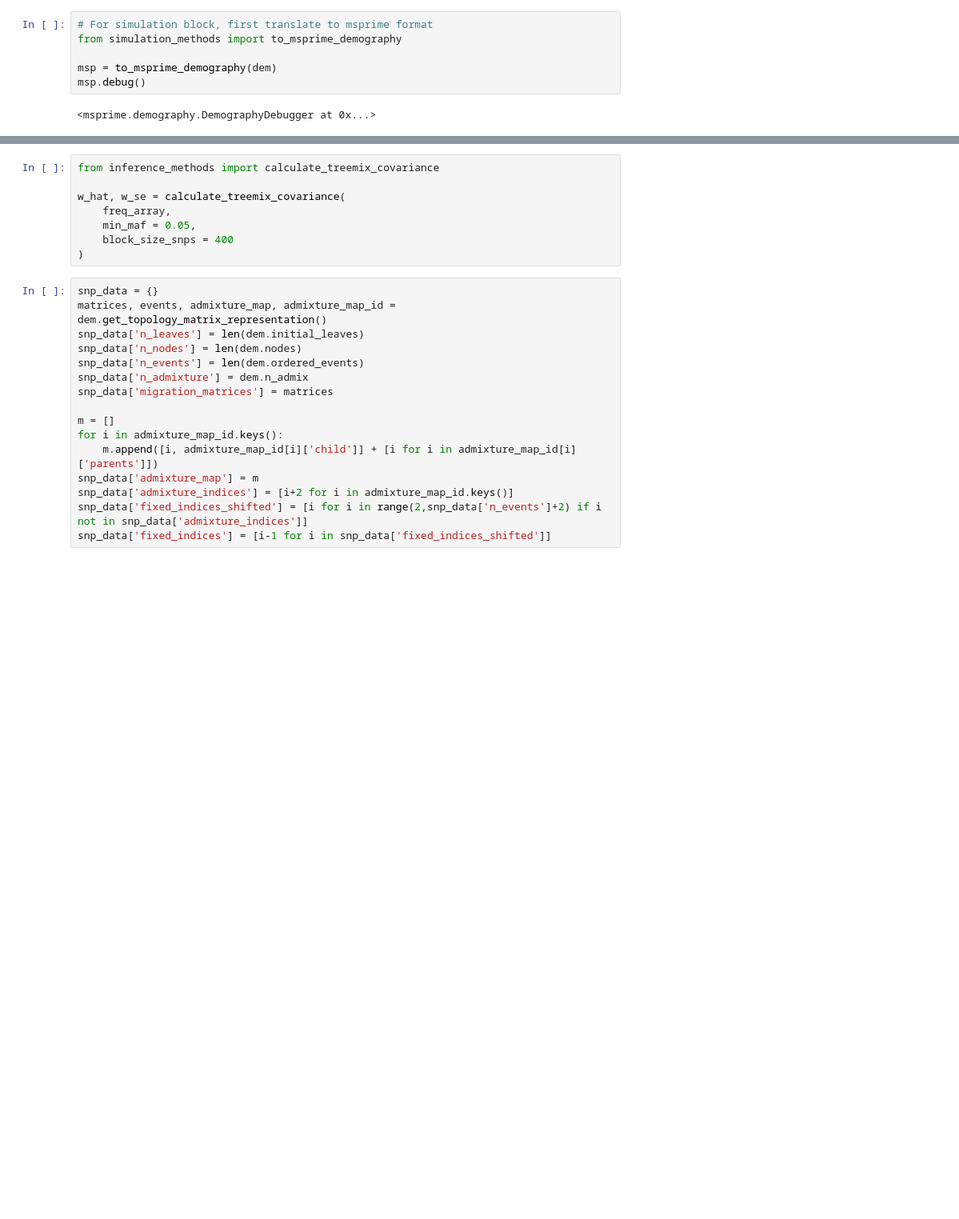
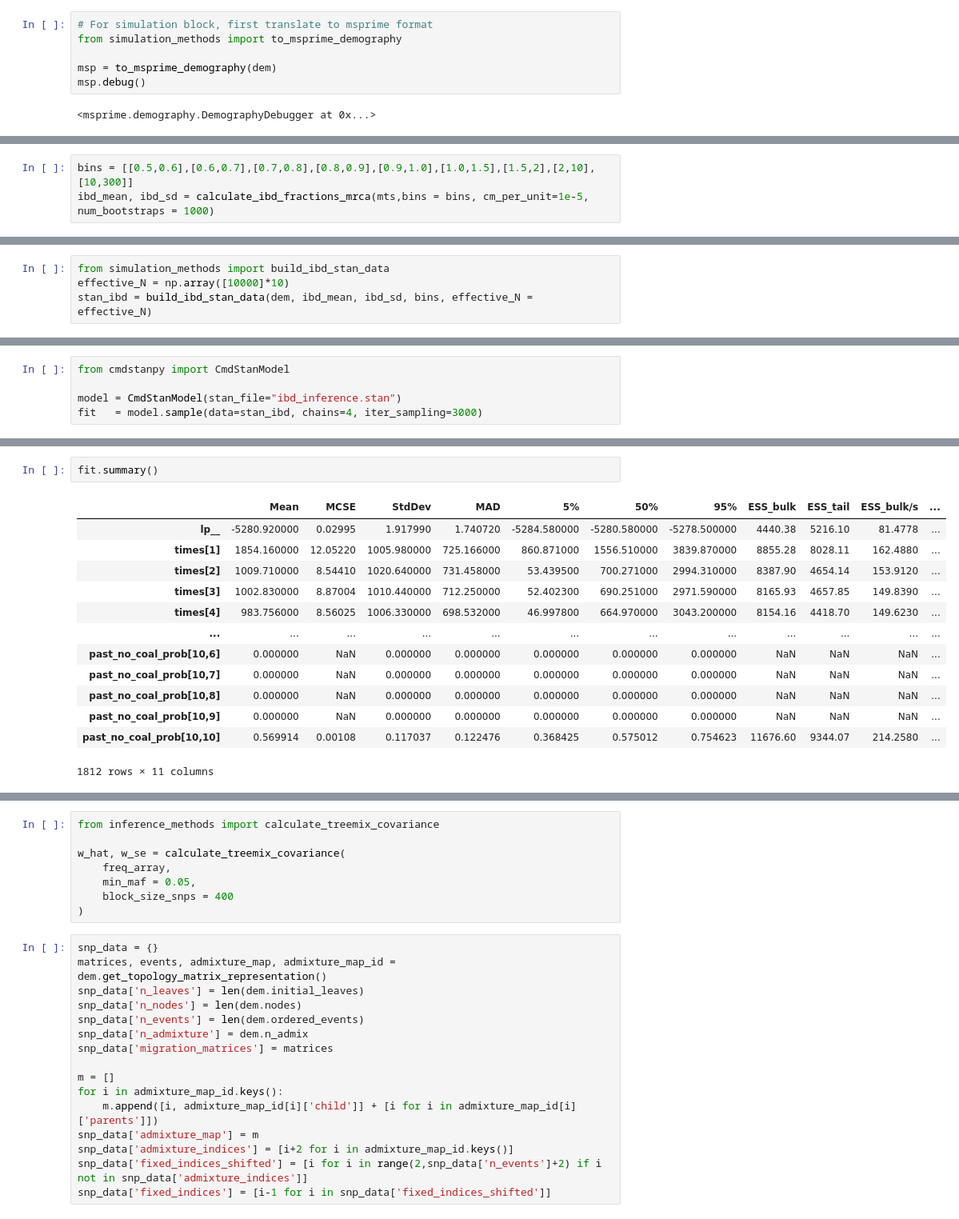
Before and after one commit to QiiiiiC/admix_stan, a Jupyter notebook: new_pipeline/example_usage.ipynb, the cells around one changed output, grey strips where cells are left out. Shown at 80% size. Saved outputs shown, nothing was run; the diff lists cells and outputs as text; blank space fills up the shorter version.

```diff
--- a/new_pipeline/example_usage.ipynb
+++ b/new_pipeline/example_usage.ipynb
@@ -79,0 +80,3 @@ LD pruning complete. Kept 22858 SNPs.
+# %%
+bins = [[0.5,0.6],[0.6,0.7],[0.7,0.8],[0.8,0.9],[0.9,1.0],[1.0,1.5],[1.5,2],[2,10],[10,300]]
+ibd_mean, ibd_sd = calculate_ibd_fractions_mrca(mts,bins = bins, cm_per_unit=1e-5, num_bootstraps = 1000)
@@ -79,0 +85,4 @@ LD pruning complete. Kept 22858 SNPs.
+# %%
+from simulation_methods import build_ibd_stan_data
+effective_N = np.array([10000]*10)
+stan_ibd = build_ibd_stan_data(dem, ibd_mean, ibd_sd, bins, effective_N = effective_N)
@@ -79,0 +120,5 @@ LD pruning complete. Kept 22858 SNPs.
+# %%
+from cmdstanpy import CmdStanModel
+
+model = CmdStanModel(stan_file="ibd_inference.stan")
+fit   = model.sample(data=stan_ibd, chains=4, iter_sampling=3000)
@@ -79,0 +149,16 @@ LD pruning complete. Kept 22858 SNPs.
+# %%
+fit.summary()
+# %% [output]
+|  | Mean | MCSE | StdDev | MAD | 5% | 50% | 95% | ESS_bulk | ESS_tail | ESS_bulk/s | ... |
+| lp__ | -5280.920000 | 0.02995 | 1.917990 | 1.740720 | -5284.580000 | -5280.580000 | -5278.500000 | 4440.38 | 5216.10 | 81.4778 | ... |
+| times[1] | 1854.160000 | 12.05220 | 1005.980000 | 725.166000 | 860.871000 | 1556.510000 | 3839.870000 | 8855.28 | 8028.11 | 162.4880 | ... |
+| times[2] | 1009.710000 | 8.54410 | 1020.640000 | 731.458000 | 53.439500 | 700.271000 | 2994.310000 | 8387.90 | 4654.14 | 153.9120 | ... |
+| times[3] | 1002.830000 | 8.87004 | 1010.440000 | 712.250000 | 52.402300 | 690.251000 | 2971.590000 | 8165.93 | 4657.85 | 149.8390 | ... |
+| times[4] | 983.756000 | 8.56025 | 1006.330000 | 698.532000 | 46.997800 | 664.970000 | 3043.200000 | 8154.16 | 4418.70 | 149.6230 | ... |
+| ... | ... | ... | ... | ... | ... | ... | ... | ... | ... | ... | ... |
+| past_no_coal_prob[10,6] | 0.000000 | NaN | 0.000000 | 0.000000 | 0.000000 | 0.000000 | 0.000000 | NaN | NaN | NaN | ... |
+| past_no_coal_prob[10,7] | 0.000000 | NaN | 0.000000 | 0.000000 | 0.000000 | 0.000000 | 0.000000 | NaN | NaN | NaN | ... |
+| past_no_coal_prob[10,8] | 0.000000 | NaN | 0.000000 | 0.000000 | 0.000000 | 0.000000 | 0.000000 | NaN | NaN | NaN | ... |
+| past_no_coal_prob[10,9] | 0.000000 | NaN | 0.000000 | 0.000000 | 0.000000 | 0.000000 | 0.000000 | NaN | NaN | NaN | ... |
+| past_no_coal_prob[10,10] | 0.569914 | 0.00108 | 0.117037 | 0.122476 | 0.368425 | 0.575012 | 0.754623 | 11676.60 | 9344.07 | 214.2580 | ... |
+1812 rows × 11 columns
```
Also changed, not shown: parts of 8 cells of this notebook, 18 other files.
